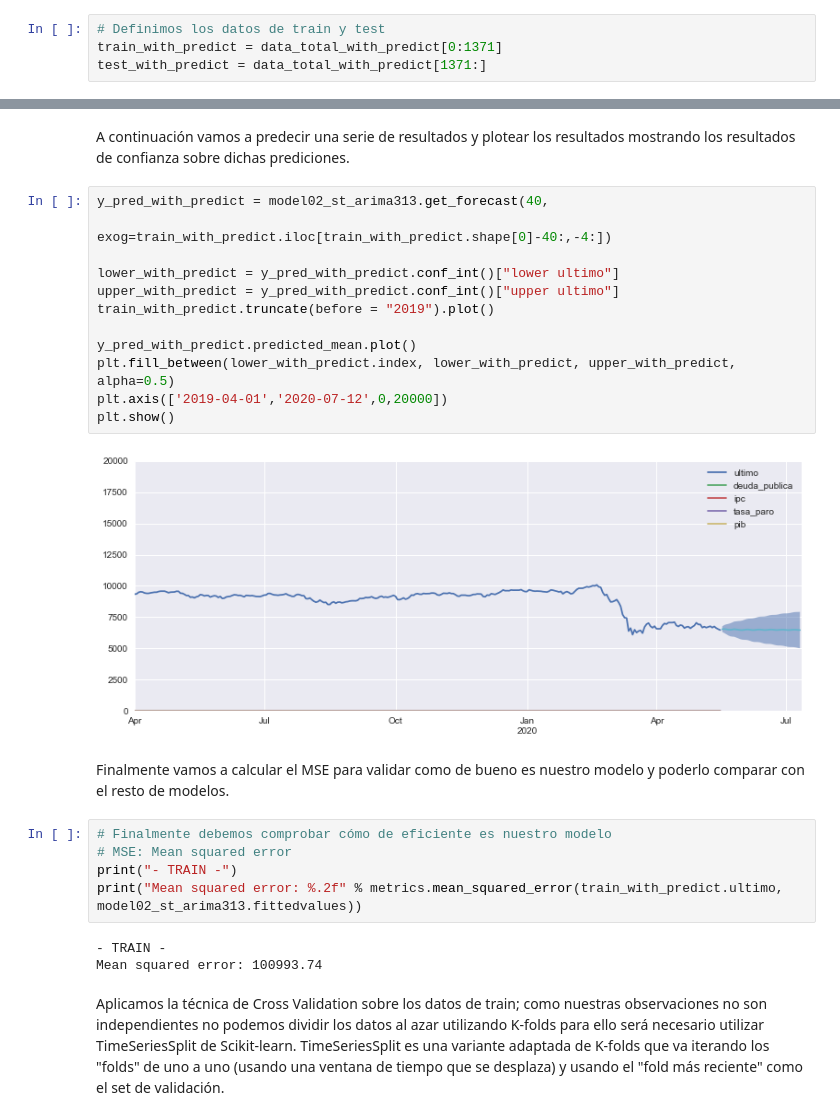
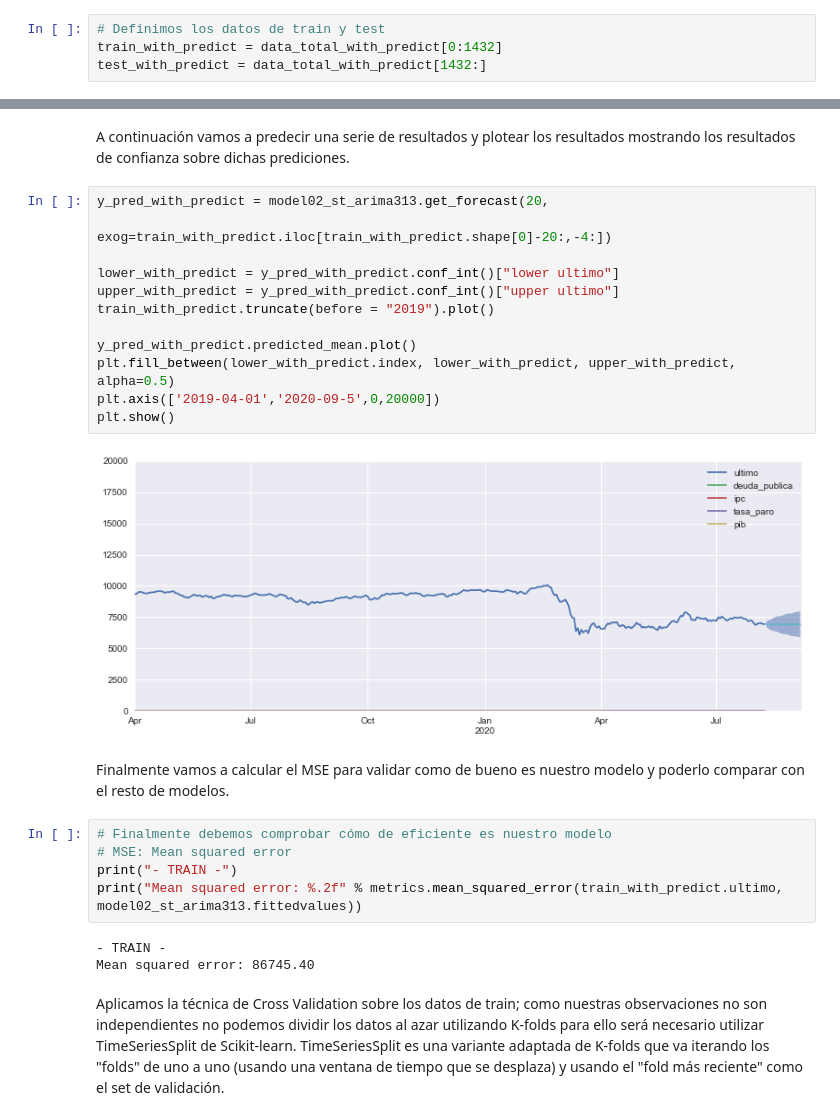
Before and after one commit to yensaiFM/TFM_KSCHOOL_Data_Science, a Jupyter notebook: 07_01_Series_temporales_data_filterby_20150212_deuda_publica+ipc+tasa+paro+pib.ipynb, the cells around one changed output, grey strips where cells are left out. Cells and saved outputs as stored; diff of their text form.

Commit message:
Rerun models with more data

```diff
--- a/07_01_Series_temporales_data_filterby_20150212_deuda_publica+ipc+tasa+paro+pib.ipynb
+++ b/07_01_Series_temporales_data_filterby_20150212_deuda_publica+ipc+tasa+paro+pib.ipynb
@@ -641,7 +625,7 @@ data_total_with_predict
 # %%
 # Definimos los datos de train y test
-train_with_predict = data_total_with_predict[0:1371]
-test_with_predict = data_total_with_predict[1371:]
+train_with_predict = data_total_with_predict[0:1432]
+test_with_predict = data_total_with_predict[1432:]
 # %%
 train_with_predict.tail()
 # %% [output]
@@ -732,19 +716,19 @@ En este resumen de los datos debemos centrar la atención en la columna coef; es
 # %% [markdown]
 A continuación vamos a predecir una serie de resultados y plotear los resultados mostrando los resultados de confianza sobre dichas prediciones.
 # %%
-y_pred_with_predict = model02_st_arima313.get_forecast(40,
-                                                       exog=train_with_predict.iloc[train_with_predict.shape[0]-40:,-4:])
+y_pred_with_predict = model02_st_arima313.get_forecast(20,
+                                                       exog=train_with_predict.iloc[train_with_predict.shape[0]-20:,-4:])
 
 lower_with_predict = y_pred_with_predict.conf_int()["lower ultimo"]
 upper_with_predict = y_pred_with_predict.conf_int()["upper ultimo"]
 train_with_predict.truncate(before = "2019").plot()
 
 y_pred_with_predict.predicted_mean.plot()
 plt.fill_between(lower_with_predict.index, lower_with_predict, upper_with_predict, alpha=0.5)
-plt.axis(['2019-04-01','2020-07-12',0,20000])
+plt.axis(['2019-04-01','2020-09-5',0,20000])
 plt.show()
 # %% [output]
-[figure, old version]
+[figure, new version]
 # %% [markdown]
 Finalmente vamos a calcular el MSE para validar como de bueno es nuestro modelo y poderlo comparar con el resto de modelos.
 # %%
@@ -754,7 +738,7 @@ print("- TRAIN -")
 print("Mean squared error: %.2f" % metrics.mean_squared_error(train_with_predict.ultimo, model02_st_arima313.fittedvalues))
 # %% [output]
 - TRAIN -
-Mean squared error: 100993.74
+Mean squared error: 86745.40
 # %% [markdown]
 Aplicamos la técnica de Cross Validation sobre los datos de train; como nuestras observaciones no son independientes no podemos dividir los datos al azar utilizando K-folds para ello será necesario utilizar TimeSeriesSplit de Scikit-learn.
 TimeSeriesSplit es una variante adaptada de K-folds que va iterando los "folds" de uno a uno (usando una ventana de tiempo que se desplaza) y usando el "fold más reciente" como el set de validación.
```
Also changed, not shown: parts of 64 cells of this notebook, 5 other files.
